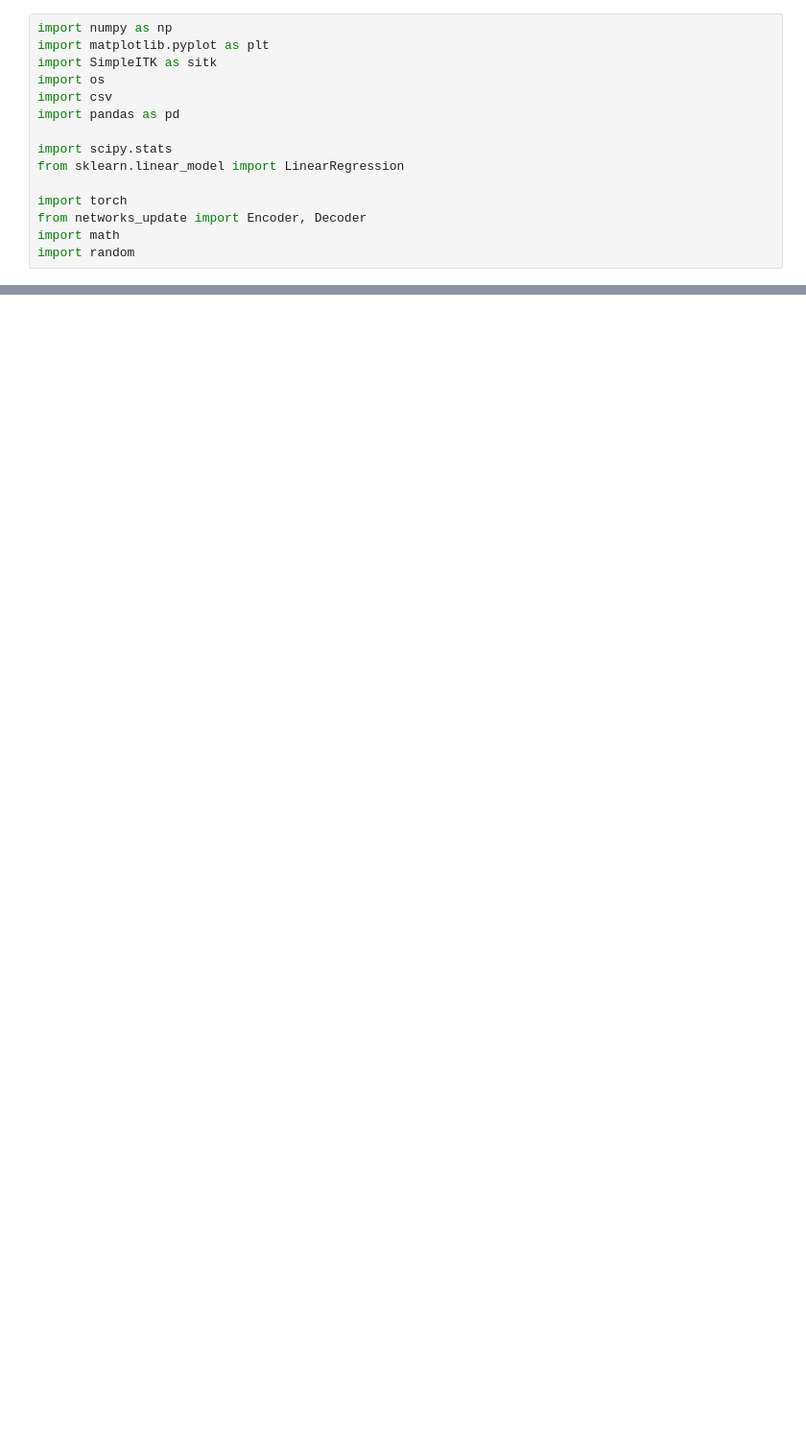
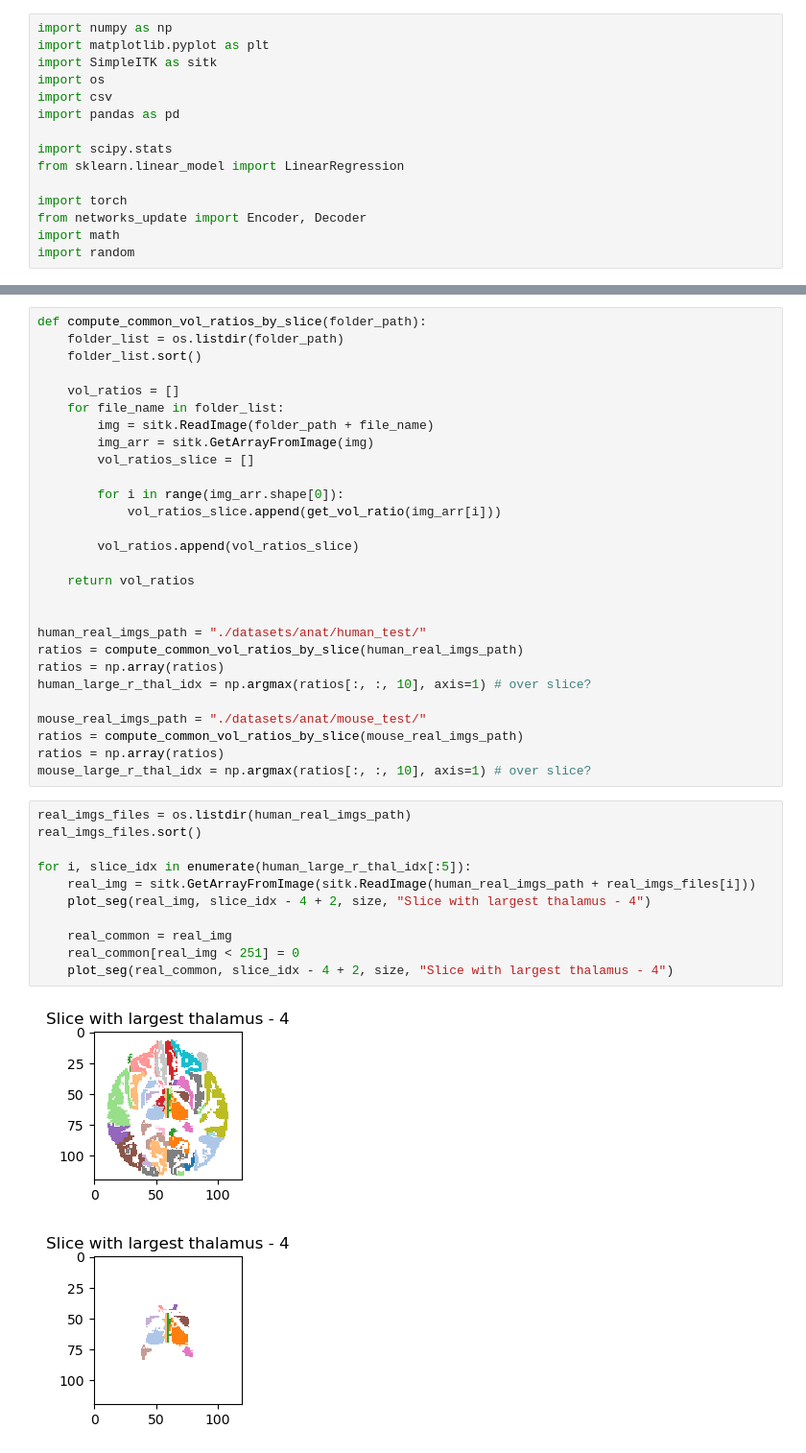
Before and after one commit to jessicabohm/UNIT, a Jupyter notebook: evaluate_anat_synth.ipynb, the cells around one changed output, grey strips where cells are left out. Shown at 96% size. Drawn from its saved outputs; the diff is of its cells as text; blank space fills up the shorter version.

```diff
--- a/evaluate_anat_synth.ipynb
+++ b/evaluate_anat_synth.ipynb
@@ -102,0 +261,42 @@ Mean accuracy: 0.9824
+# %%
+def compute_common_vol_ratios_by_slice(folder_path):
+    folder_list = os.listdir(folder_path)
+    folder_list.sort()
+
+    vol_ratios = []
+    for file_name in folder_list:
+        img = sitk.ReadImage(folder_path + file_name)
+        img_arr = sitk.GetArrayFromImage(img)
+        vol_ratios_slice = []
+
+        for i in range(img_arr.shape[0]):
+            vol_ratios_slice.append(get_vol_ratio(img_arr[i]))
+
+        vol_ratios.append(vol_ratios_slice)
+
+    return vol_ratios
+
+
+human_real_imgs_path = "./datasets/anat/human_test/"
+ratios = compute_common_vol_ratios_by_slice(human_real_imgs_path)
+ratios = np.array(ratios)
+human_large_r_thal_idx = np.argmax(ratios[:, :, 10], axis=1) # over slice?
+
+mouse_real_imgs_path = "./datasets/anat/mouse_test/"
+ratios = compute_common_vol_ratios_by_slice(mouse_real_imgs_path)
+ratios = np.array(ratios)
+mouse_large_r_thal_idx = np.argmax(ratios[:, :, 10], axis=1) # over slice?
+# %%
+real_imgs_files = os.listdir(human_real_imgs_path)
+real_imgs_files.sort()
+
+for i, slice_idx in enumerate(human_large_r_thal_idx[:5]):
+    real_img = sitk.GetArrayFromImage(sitk.ReadImage(human_real_imgs_path + real_imgs_files[i]))
+    plot_seg(real_img, slice_idx - 4 + 2, size, "Slice with largest thalamus - 4")
+
+    real_common = real_img
+    real_common[real_img < 251] = 0
+    plot_seg(real_common, slice_idx - 4 + 2, size, "Slice with largest thalamus - 4")
+# %% [output]
+[figure, added]
+[figure, added]
```
Also changed, not shown: parts of 10 cells of this notebook, 33 other files.
